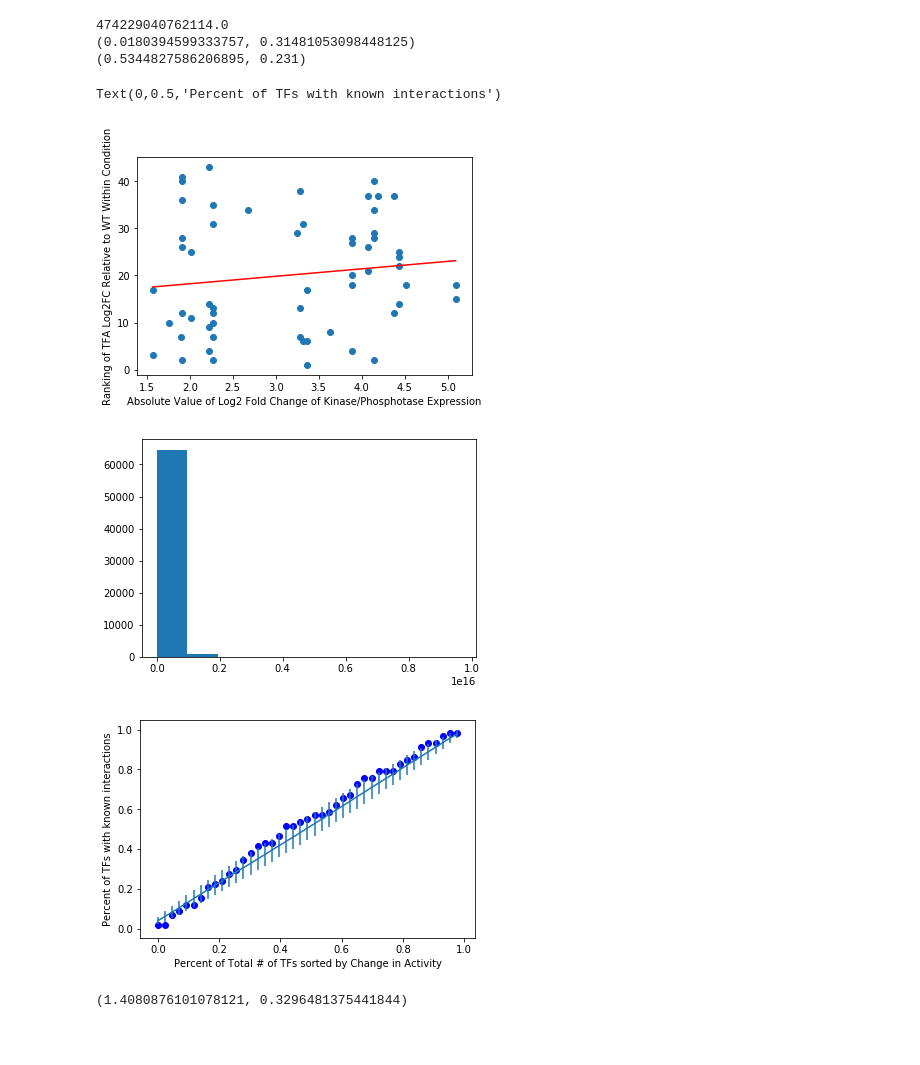
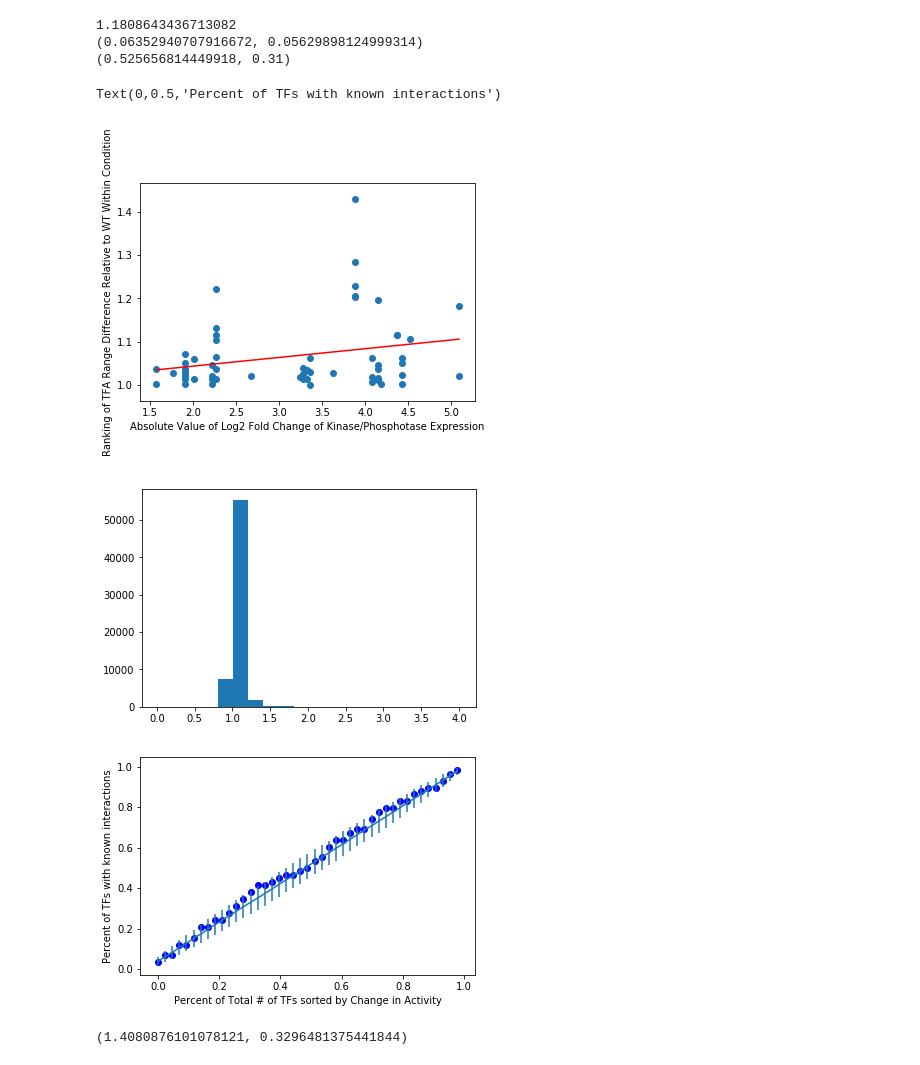
Before and after one commit to e-stan/BrentRotation, a Jupyter notebook: TFAInferenceCode/TFA_Activity_Analysis_TFVA.ipynb, the cells around one changed output. Cells and saved outputs as stored; diff of their text form; code cells hidden in the pictures; blank space fills up the shorter version.

```diff
--- a/TFAInferenceCode/TFA_Activity_Analysis_TFVA.ipynb
+++ b/TFAInferenceCode/TFA_Activity_Analysis_TFVA.ipynb
@@ -343,6 +356,7 @@ Text(0,0.5,'Percent of TFs with known interactions')
 [figure]
 [figure]
 # %%
+
 matrix = copy.deepcopy(TFVARange)
 wt = [matrix[row][-1] for row in range(len(matrix))]
 matrix = [[matrix[row][col] for col in columnsOfInterest]+[wt[row]] for row in range(len(matrix)-1)]
@@ -377,10 +391,10 @@ for inter in uniqueInteractions:
 	kianseStdScore = np.abs(geneExpression[kinase]["ratio"][kinase])
 	GEImpact[inter] = kianseStdScore
 	xvals.append(abs(kianseStdScore))
-	yvals.append(abs(interactionsFound[inter]))
+	yvals.append(abs(interactionsFoundRaw[inter]))
 
 plt.figure()
-plt.scatter([abs(GEImpact[inter]) for inter in interactionsFound],[abs(interactionsFound[inter]) for inter in interactionsFound])
+plt.scatter([abs(GEImpact[inter]) for inter in interactionsFound],[abs(interactionsFoundRaw[inter]) for inter in interactionsFound])
 plt.xlabel("Absolute Value of Log2 Fold Change of Kinase/Phosphotase Expression")
 plt.ylabel("Ranking of TFA Range Difference Relative to WT Within Condition")
 
@@ -394,7 +408,7 @@ print(r**2,pvalue)
 
 plt.figure()
 
-plt.hist(allScores)
+plt.hist(allScores,bins = 20)
 
 
 
@@ -416,39 +430,39 @@ for _ in range(nsims):
     tempMat = TFAHelp.generateRandomMatrix(normalizedMatrix)
     tempNormMat = TFAHelp.transformScoredMatrixToRank(tempMat)
     tempinteractionsFound = {x[0]:-1 for x in expectedResults}
     for tf in range(len(normalizedMatrix)-1):
         for kinase in range(len(normalizedMatrix[tf])):
             if kinases[kinase]+"_"+TFs[tf] in interactions:
                 tempinteractionsFound[kinases[kinase]+"_"+TFs[tf]] = tempNormMat[tf][kinase]
     xcoords,ycoords = TFAHelp.expectedInteractionFallInRankingLevel(tempinteractionsFound,len(normalizedMatrix)-1)
     AUCs.append(np.trapz(ycoords,dx = 1.0/(len(xcoords)-1)))
     allxCoords.append(xcoords)
     allyCoords.append(ycoords)
 
 AUCs.sort(reverse=True)
 index = 0
 for val in AUCs:
     if AUC > val:
         index -= 1
         break
     index+=1
 percentile = float(index)/len(AUCs)
 
 print(AUC,percentile)
 
 plt.errorbar(x = xcoords,y = np.mean(allyCoords,axis = 0),
              yerr = np.std(allyCoords,axis=0))
 
 plt.xlabel("Percent of Total # of TFs sorted by Change in Activity")
 plt.ylabel("Percent of TFs with known interactions")
 # %% [output]
-474229040762114.0
-(0.0180394599333757, 0.31481053098448125)
-(0.5344827586206895, 0.231)
+1.1808643436713082
+(0.06352940707916672, 0.05629898124999314)
+(0.525656814449918, 0.31)
 Text(0,0.5,'Percent of TFs with known interactions')
-[figure, old version]
+[figure, new version]
-[figure, old version]
+[figure, new version]
-[figure, old version]
+[figure, new version]
 # %%
 TFAHelp.writeMatrix2csv(normalizedMatrix,open("normalizedTFAMatrix.csv","w"))
 # %%
```
Also changed, not shown: parts of 5 cells of this notebook, 9 other files.
